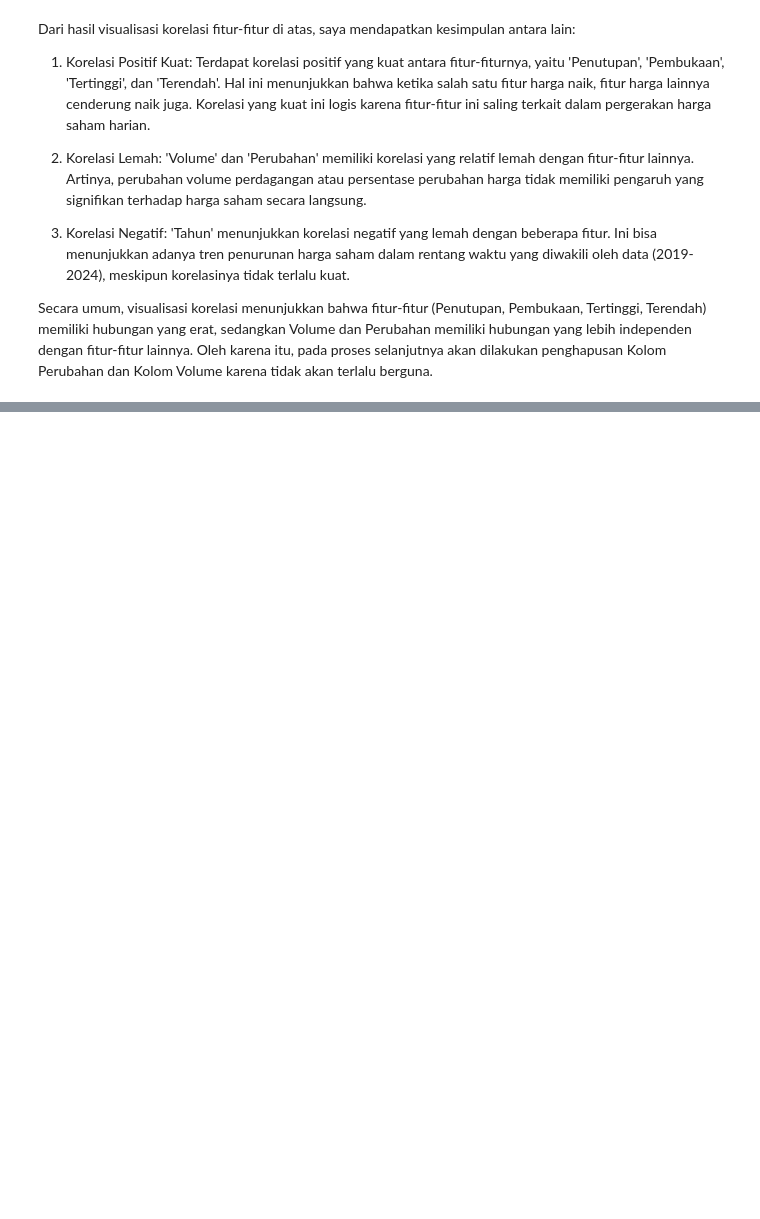
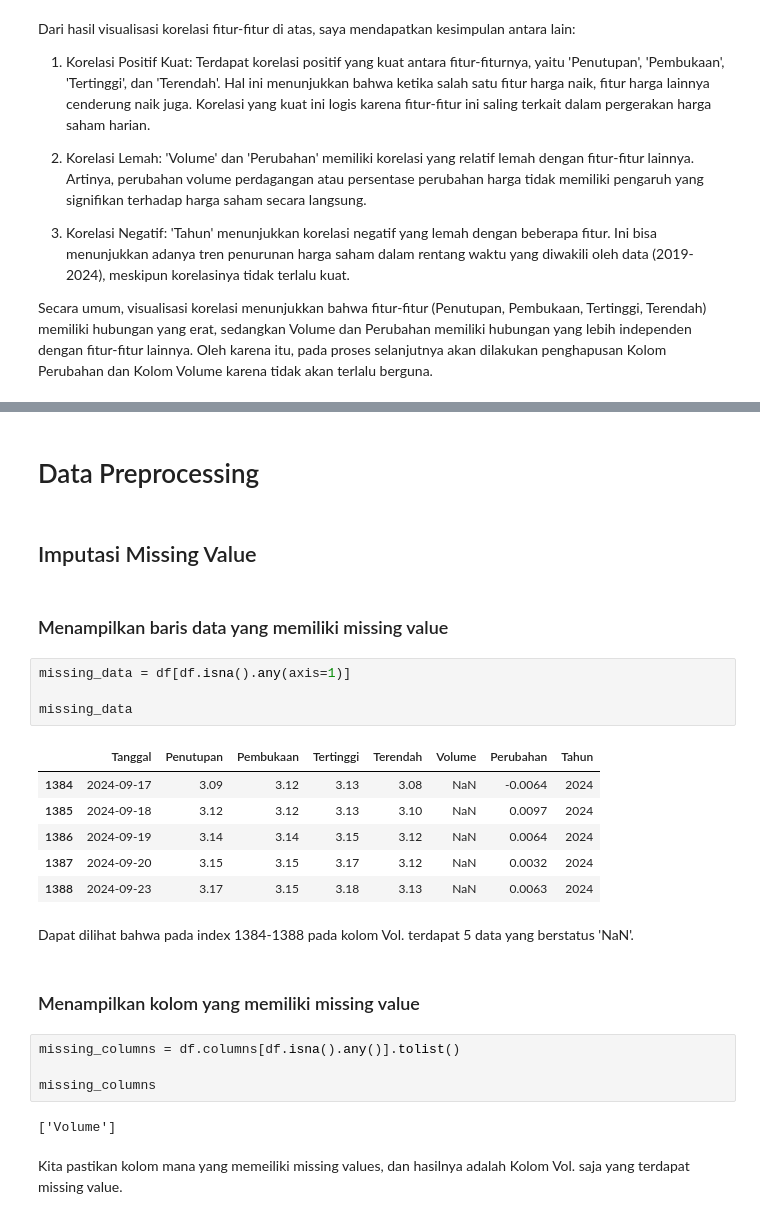
Before and after one commit to riskinass/proyek-sains-data, a Jupyter notebook: _build/html/_sources/tugas2/main.ipynb, the cells around one changed output, grey strips where cells are left out. Saved outputs shown, nothing was run; the diff lists cells and outputs as text; blank space fills up the shorter version.

```diff
--- a/_build/html/_sources/tugas2/main.ipynb
+++ b/_build/html/_sources/tugas2/main.ipynb
@@ -309,0 +373,29 @@ Coming Soon
+# %% [markdown]
+# Data Preprocessing
+# %% [markdown]
+## Imputasi Missing Value
+# %% [markdown]
+### Menampilkan baris data yang memiliki missing value
+# %%
+missing_data = df[df.isna().any(axis=1)]
+
+missing_data
+# %% [output]
+|  | Tanggal | Penutupan | Pembukaan | Tertinggi | Terendah | Volume | Perubahan | Tahun |
+| 1384 | 2024-09-17 | 3.09 | 3.12 | 3.13 | 3.08 | NaN | -0.0064 | 2024 |
+| 1385 | 2024-09-18 | 3.12 | 3.12 | 3.13 | 3.10 | NaN | 0.0097 | 2024 |
+| 1386 | 2024-09-19 | 3.14 | 3.14 | 3.15 | 3.12 | NaN | 0.0064 | 2024 |
+| 1387 | 2024-09-20 | 3.15 | 3.15 | 3.17 | 3.12 | NaN | 0.0032 | 2024 |
+| 1388 | 2024-09-23 | 3.17 | 3.15 | 3.18 | 3.13 | NaN | 0.0063 | 2024 |
+# %% [markdown]
+Dapat dilihat bahwa pada index 1384-1388 pada kolom Vol. terdapat 5 data yang berstatus 'NaN'.
+# %% [markdown]
+### Menampilkan kolom yang memiliki missing value
+# %%
+missing_columns = df.columns[df.isna().any()].tolist()
+
+missing_columns
+# %% [output]
+['Volume']
+# %% [markdown]
+Kita pastikan kolom mana yang memeiliki missing values, dan hasilnya adalah Kolom Vol. saja yang terdapat missing value.
```
Also changed, not shown: parts of 39 cells of this notebook, 35 other files.
